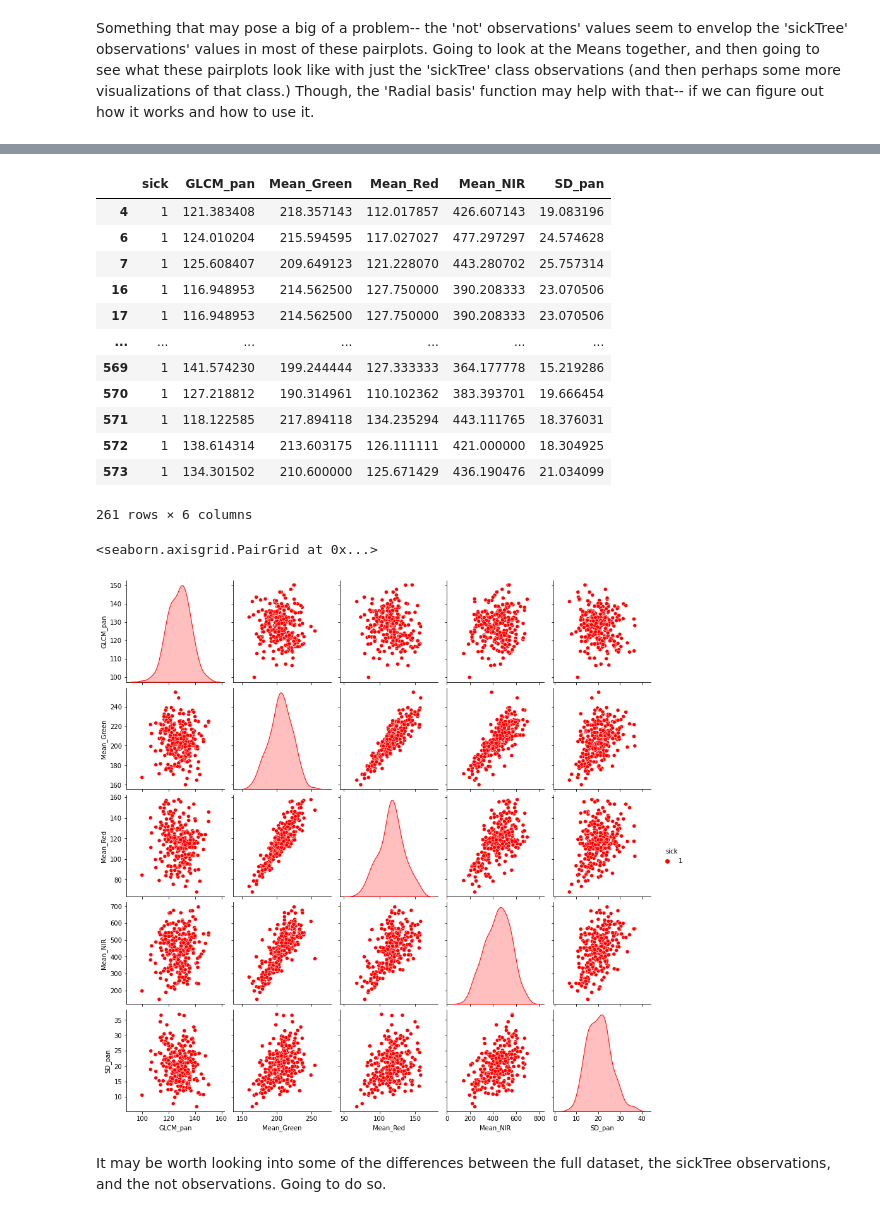
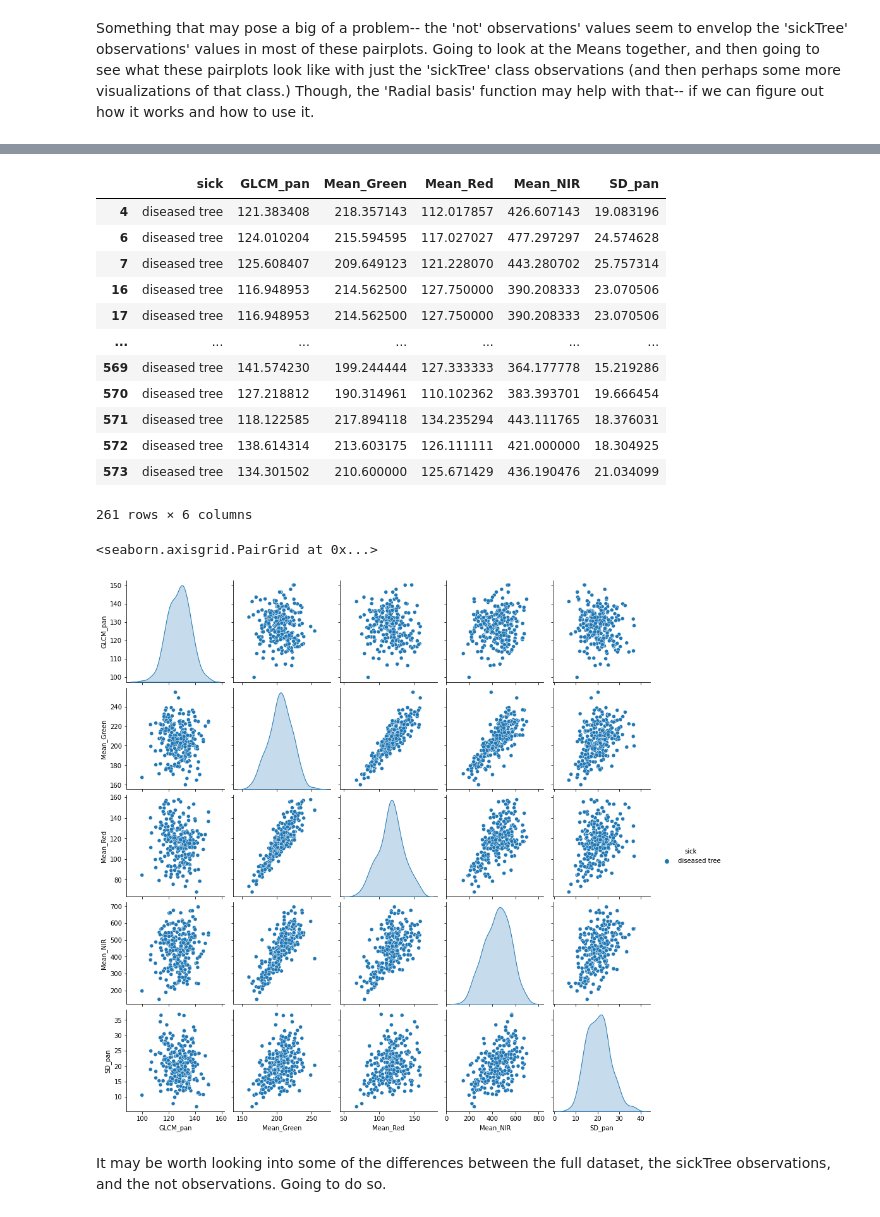
Before and after one commit to TheNatureWarrior/DS160_Final_Project_NPA_JCR, a Jupyter notebook: DS160_FP_NPA_JCR.ipynb, the cells around one changed output, grey strips where cells are left out. Saved outputs shown, nothing was run; the diff lists cells and outputs as text; code cells hidden in the pictures.

```diff
--- a/DS160_FP_NPA_JCR.ipynb
+++ b/DS160_FP_NPA_JCR.ipynb
@@ -102,8 +103,8 @@ Later on, some problems will be caused by the column names (especially class.) W
 # %%
 newcols=['sick', 'GLCM_pan', 'Mean_Green', 'Mean_Red', 'Mean_NIR', 'SD_pan']
 df.columns=newcols
-df.sick.replace('w',1,inplace=True)
-df.sick.replace('n',0,inplace=True)
+df.sick.replace('w','diseased tree',inplace=True)
+df.sick.replace('n','all other land cover',inplace=True)
 df
 # %% [output]
 |  | sick | GLCM_pan | Mean_Green | Mean_Red | Mean_NIR | SD_pan |
@@ -700,25 +696,25 @@ sns.pairplot(df[['Mean_Green','Mean_Red','Mean_NIR','sick']], hue='sick',palette
 # %%
-dfSick=df.query('sick==1')
+dfSick=df.query('sick=="diseased tree"')
 dfSick
 # %% [output]
 |  | sick | GLCM_pan | Mean_Green | Mean_Red | Mean_NIR | SD_pan |
-| 4 | 1 | 121.383408 | 218.357143 | 112.017857 | 426.607143 | 19.083196 |
-| 6 | 1 | 124.010204 | 215.594595 | 117.027027 | 477.297297 | 24.574628 |
-| 7 | 1 | 125.608407 | 209.649123 | 121.228070 | 443.280702 | 25.757314 |
-| 16 | 1 | 116.948953 | 214.562500 | 127.750000 | 390.208333 | 23.070506 |
-| 17 | 1 | 116.948953 | 214.562500 | 127.750000 | 390.208333 | 23.070506 |
+| 4 | diseased tree | 121.383408 | 218.357143 | 112.017857 | 426.607143 | 19.083196 |
+| 6 | diseased tree | 124.010204 | 215.594595 | 117.027027 | 477.297297 | 24.574628 |
+| 7 | diseased tree | 125.608407 | 209.649123 | 121.228070 | 443.280702 | 25.757314 |
+| 16 | diseased tree | 116.948953 | 214.562500 | 127.750000 | 390.208333 | 23.070506 |
+| 17 | diseased tree | 116.948953 | 214.562500 | 127.750000 | 390.208333 | 23.070506 |
 | ... | ... | ... | ... | ... | ... | ... |
-| 569 | 1 | 141.574230 | 199.244444 | 127.333333 | 364.177778 | 15.219286 |
-| 570 | 1 | 127.218812 | 190.314961 | 110.102362 | 383.393701 | 19.666454 |
-| 571 | 1 | 118.122585 | 217.894118 | 134.235294 | 443.111765 | 18.376031 |
-| 572 | 1 | 138.614314 | 213.603175 | 126.111111 | 421.000000 | 18.304925 |
-| 573 | 1 | 134.301502 | 210.600000 | 125.671429 | 436.190476 | 21.034099 |
+| 569 | diseased tree | 141.574230 | 199.244444 | 127.333333 | 364.177778 | 15.219286 |
+| 570 | diseased tree | 127.218812 | 190.314961 | 110.102362 | 383.393701 | 19.666454 |
+| 571 | diseased tree | 118.122585 | 217.894118 | 134.235294 | 443.111765 | 18.376031 |
+| 572 | diseased tree | 138.614314 | 213.603175 | 126.111111 | 421.000000 | 18.304925 |
+| 573 | diseased tree | 134.301502 | 210.600000 | 125.671429 | 436.190476 | 21.034099 |
 261 rows × 6 columns
 # %%
-sns.pairplot(dfSick[['GLCM_pan','Mean_Green','Mean_Red','Mean_NIR','SD_pan','sick']], hue='sick',palette={1:'red'})
+sns.pairplot(dfSick[['GLCM_pan','Mean_Green','Mean_Red','Mean_NIR','SD_pan','sick']], hue='sick')
 # %% [output]
 <seaborn.axisgrid.PairGrid at 0x...>
-[figure, old version]
+[figure, new version]
 # %% [markdown]
 It may be worth looking into some of the differences between the full dataset, the sickTree observations, and the not observations. Going to do so.
 # %%
```
Also changed, not shown: parts of 92 cells of this notebook, 3 other files.
